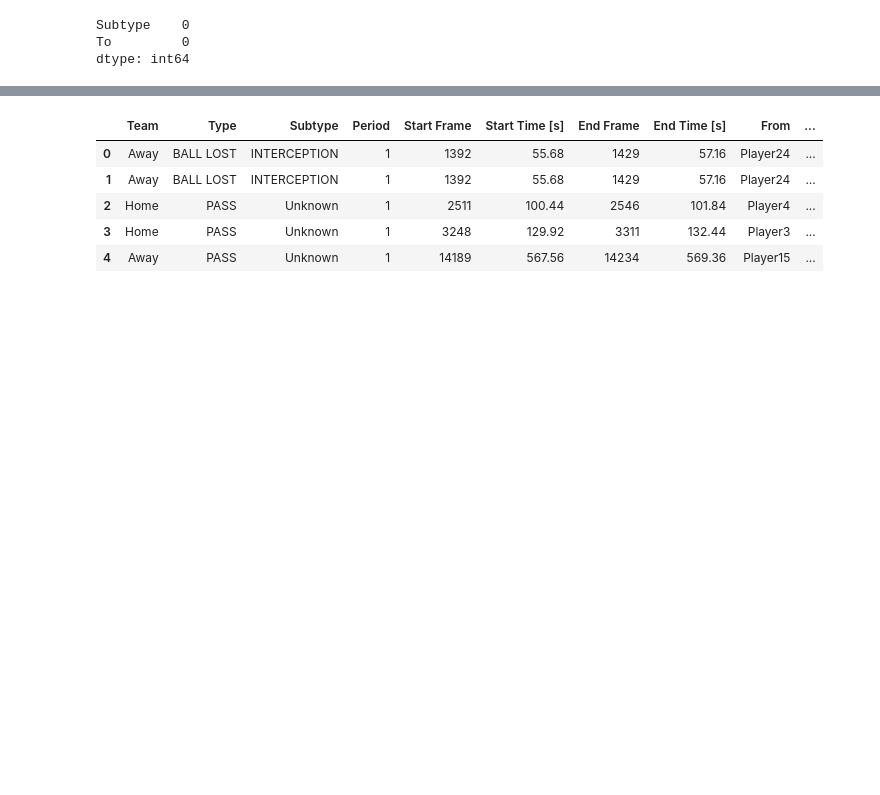
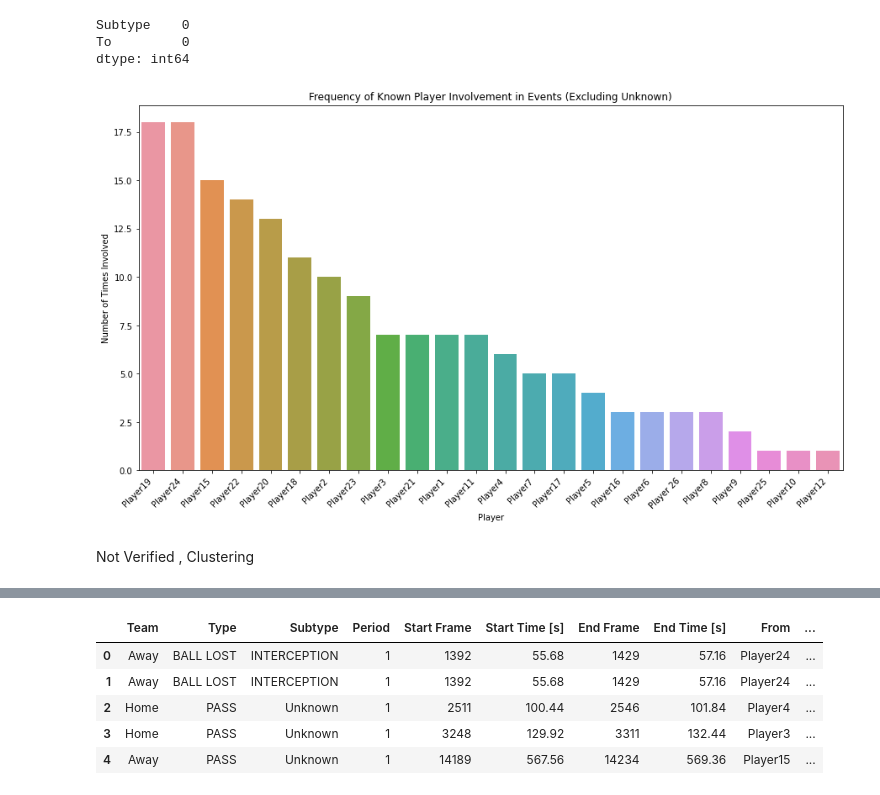
Before and after one commit to nahiid/Soccer-High-Pressure-Moments, a Jupyter notebook: src/high_pre_soccer.ipynb, the cells around one changed output, grey strips where cells are left out. Drawn from its saved outputs; the diff is of its cells as text; code cells hidden in the pictures; blank space fills up the shorter version.

Commit message:
Plot frequency of player involvement in events

```diff
--- a/src/high_pre_soccer.ipynb
+++ b/src/high_pre_soccer.ipynb
@@ -202,6 +202,41 @@ imputation_check
 Subtype    0
 To         0
 dtype: int64
+# %%
+import seaborn as sns
+
+combined_players = moments_event['From'].append(moments_event['To'])
+player_counts = combined_players.value_counts()
+
+# Creating a DataFrame for player counts
+player_counts_df = pd.DataFrame.from_dict(player_counts).reset_index()
+player_counts_df.columns = ['Player', 'Count']
+
+# Sorting the DataFrame by player counts
+player_counts_df_sorted = player_counts_df.sort_values(by='Count', ascending=False)
+
+# Excluding 'Unknown' from the player counts
+player_counts_excluding_unknown = player_counts.drop('Unknown')
+
+# Creating a DataFrame for the updated player counts
+player_counts_df = pd.DataFrame.from_dict(player_counts_excluding_unknown).reset_index()
+player_counts_df.columns = ['Player', 'Count']
+
+# Sorting the DataFrame by player counts
+player_counts_df_sorted = player_counts_df.sort_values(by='Count', ascending=False)
+
+# Plotting the histogram
+plt.figure(figsize=(15, 8))
+sns.barplot(x='Player', y='Count', data=player_counts_df_sorted)
+plt.xticks(rotation=45, ha='right')
+plt.title('Frequency of Known Player Involvement in Events (Excluding Unknown)')
+plt.xlabel('Player')
+plt.ylabel('Number of Times Involved')
+plt.show()
+# %% [output]
+[figure, added]
+# %% [markdown]
+Not Verified , Clustering
 # %%
 from sklearn.preprocessing import OneHotEncoder
 
```
Also changed, not shown: parts of 1 cell of this notebook.
